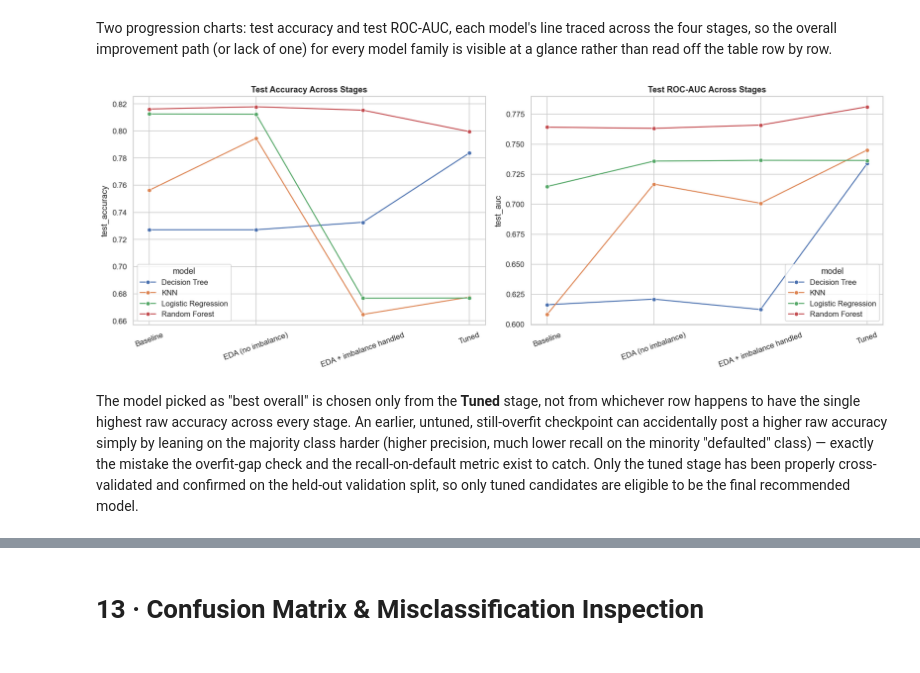
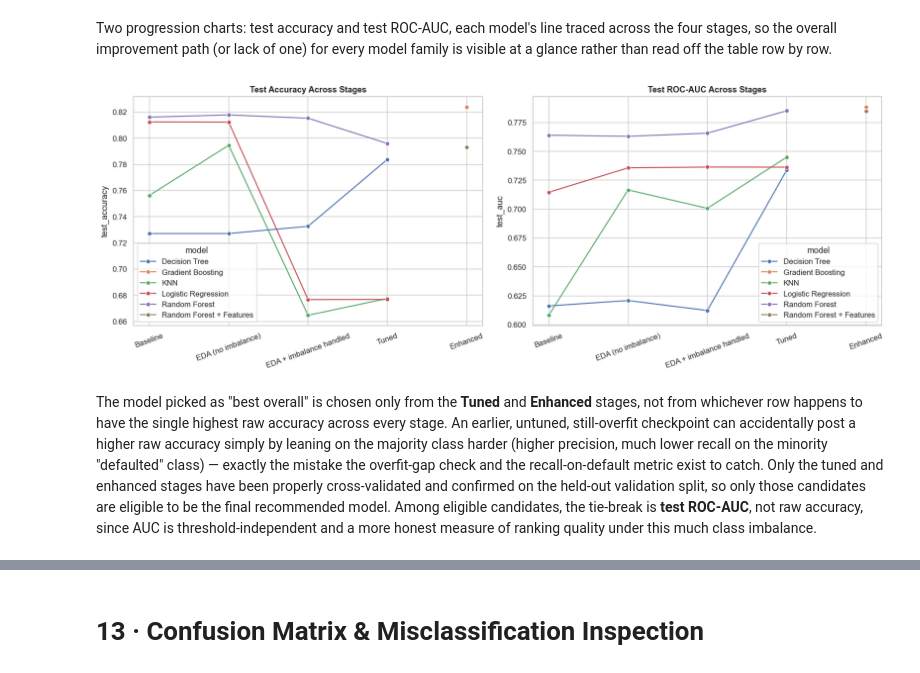
Before and after one commit to Vignnite/Esemble-ability-of-supervised-models, a Jupyter notebook: Random_Forest_case_study/credit_Card_defaulter_rf_case_study.ipynb, the cells around one changed output, grey strips where cells are left out. Cells and saved outputs as stored; diff of their text form; code cells hidden in the pictures.

```diff
--- a/Random_Forest_case_study/credit_Card_defaulter_rf_case_study.ipynb
+++ b/Random_Forest_case_study/credit_Card_defaulter_rf_case_study.ipynb
@@ -1716,6 +1720,7 @@ forest_param_grid = {
     "model__max_depth": [None, 10, 20],
     "model__min_samples_split": [2, 5],
     "model__min_samples_leaf": [1, 2],
+    "model__ccp_alpha": [0.0, 0.0005, 0.001],
 }
 forest_grid = GridSearchCV(
     build_pipeline(RandomForestClassifier(random_state=RANDOM_STATE, class_weight="balanced", bootstrap=True)),
@@ -1782,0 +1881,13 @@ Overfit gap after tuning: 4.97% (OK)
+# %%
+def add_engineered_features(frame):
+    bill_cols_all = ["BILL_AMT1", "BILL_AMT2", "BILL_AMT3", "BILL_AMT4", "BILL_AMT5", "BILL_AMT6"]
+    pay_amt_cols_all = ["PAY_AMT1", "PAY_AMT2", "PAY_AMT3", "PAY_AMT4", "PAY_AMT5", "PAY_AMT6"]
+    pay_status_cols = ["PAY_0", "PAY_2", "PAY_3", "PAY_4", "PAY_5", "PAY_6"]
+    enhanced = frame.copy()
+    enhanced["AVG_UTILIZATION"] = (enhanced[bill_cols_all].mean(axis=1) / enhanced["LIMIT_BAL"].replace(0, 1)).clip(upper=5)
+    enhanced["AVG_PAYMENT_RATIO"] = (enhanced[pay_amt_cols_all].sum(axis=1) / enhanced[bill_cols_all].sum(axis=1).replace(0, 1).abs()).clip(upper=5)
+    enhanced["MONTHS_DELINQUENT"] = (enhanced[pay_status_cols] > 0).sum(axis=1)
+    return enhanced
+
+df_clean_enhanced = add_engineered_features(df_clean)
+df_clean_enhanced[["AVG_UTILIZATION", "AVG_PAYMENT_RATIO", "MONTHS_DELINQUENT"]].describe()
@@ -1782,0 +1962,25 @@ Overfit gap after tuning: 4.97% (OK)
+# %%
+from sklearn.ensemble import GradientBoostingClassifier
+
+gbm_param_grid = {
+    "model__n_estimators": [100, 200],
+    "model__learning_rate": [0.05, 0.1],
+    "model__max_depth": [2, 3, 4],
+}
+gbm_grid = GridSearchCV(
+    build_enhanced_pipeline(GradientBoostingClassifier(random_state=RANDOM_STATE)),
+    param_grid=gbm_param_grid, cv=5, scoring="f1_macro", n_jobs=-1,
+)
+gbm_grid.fit(X_train_enh, y_train_enh)
+tuned_gbm = gbm_grid.best_estimator_
+
+print(f"Best params: {gbm_grid.best_params_}")
+print(f"Best CV f1_macro: {gbm_grid.best_score_:.4f}")
+
+gbm_train = evaluate(tuned_gbm, X_train_enh, y_train_enh)
+gbm_val = evaluate(tuned_gbm, X_val_enh, y_val_enh)
+gbm_test = evaluate(tuned_gbm, X_test_enh, y_test_enh)
+gbm_gap, gbm_verdict = overfit_gap(gbm_train, gbm_test)
+print_full_report("Gradient Boosting (Enhanced Features)", gbm_test, y_test_enh, gbm_train, gbm_gap, gbm_verdict)
+print(f"Validation accuracy: {gbm_val['accuracy']:.4f} | Validation AUC: {gbm_val['auc']:.4f}")
+model_comparison_rows.append(comparison_row("Enhanced", "Gradient Boosting", gbm_train, gbm_test, gbm_gap, gbm_verdict, {"best_params": str(gbm_grid.best_params_)}))
@@ -1875,31 +2130,34 @@ traced across the four stages, so the overall improvement path (or lack of
 one) for every model family is visible at a glance rather than read off the
 table row by row.
 # %%
-stage_order = ["Baseline", "EDA (no imbalance)", "EDA + imbalance handled", "Tuned"]
+stage_order = ["Baseline", "EDA (no imbalance)", "EDA + imbalance handled", "Tuned", "Enhanced"]
 full_comparison["stage"] = pd.Categorical(full_comparison["stage"], categories=stage_order, ordered=True)
 full_comparison_sorted = full_comparison.sort_values(["model", "stage"])
 
 fig, axes = plt.subplots(1, 2, figsize=(16, 6))
 sns.lineplot(data=full_comparison_sorted, x="stage", y="test_accuracy", hue="model", marker="o", ax=axes[0])
 axes[0].set_title("Test Accuracy Across Stages")
 axes[0].set_xlabel("")
 axes[0].tick_params(axis="x", rotation=20)
 sns.lineplot(data=full_comparison_sorted, x="stage", y="test_auc", hue="model", marker="o", ax=axes[1])
 axes[1].set_title("Test ROC-AUC Across Stages")
 axes[1].set_xlabel("")
 axes[1].tick_params(axis="x", rotation=20)
 plt.tight_layout()
 plt.show()
 # %% [output]
-[figure, old version]
+[figure, new version]
 # %% [markdown]
-The model picked as "best overall" is chosen only from the **Tuned** stage,
-not from whichever row happens to have the single highest raw accuracy
-across every stage. An earlier, untuned, still-overfit checkpoint can
-accidentally post a higher raw accuracy simply by leaning on the majority
-class harder (higher precision, much lower recall on the minority
-"defaulted" class) — exactly the mistake the overfit-gap check and the
-recall-on-default metric exist to catch. Only the tuned stage has been
-properly cross-validated and confirmed on the held-out validation split, so
-only tuned candidates are eligible to be the final recommended model.
+The model picked as "best overall" is chosen only from the **Tuned** and
+**Enhanced** stages, not from whichever row happens to have the single
+highest raw accuracy across every stage. An earlier, untuned, still-overfit
+checkpoint can accidentally post a higher raw accuracy simply by leaning on
+the majority class harder (higher precision, much lower recall on the
+minority "defaulted" class) — exactly the mistake the overfit-gap check and
+the recall-on-default metric exist to catch. Only the tuned and enhanced
+stages have been properly cross-validated and confirmed on the held-out
+validation split, so only those candidates are eligible to be the final
+recommended model. Among eligible candidates, the tie-break is **test
+ROC-AUC**, not raw accuracy, since AUC is threshold-independent and a more
+honest measure of ranking quality under this much class imbalance.
 # %%
```
Also changed, not shown: parts of 40 cells of this notebook.
